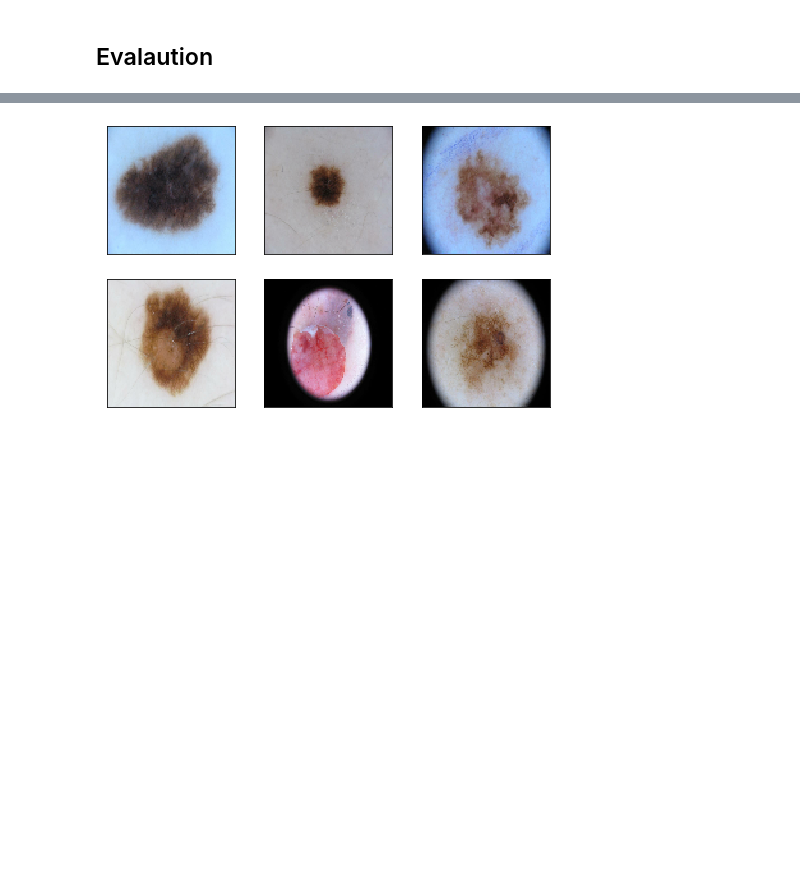
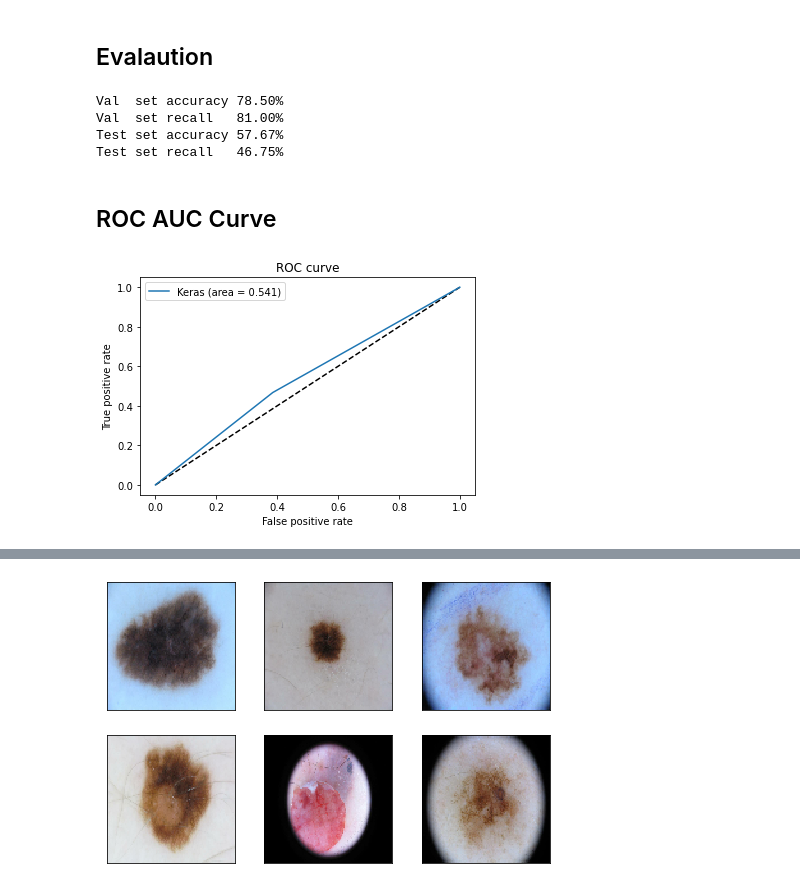
Before and after one commit to taksug229/cancer-image-recognition, a Jupyter notebook: 1. Sample Data Modeling.ipynb, the cells around one changed output, grey strips where cells are left out. Saved outputs shown, nothing was run; the diff lists cells and outputs as text; code cells hidden in the pictures; blank space fills up the shorter version.

```diff
--- a/1. Sample Data Modeling.ipynb
+++ b/1. Sample Data Modeling.ipynb
@@ -195,3 +218,20 @@ Non-trainable params: 0
 _________________________________________________________________
 # %% [markdown]
 ## Evalaution
+# %%
+# Validation Set
+val_loss, val_acc, val_recall = model.evaluate(X_val, y_val, verbose=0)
+print('Val  set accuracy {:5.2f}%'.format(100*val_acc))
+print('Val  set recall   {:5.2f}%'.format(100*val_recall))
+
+# Test Set
+test_loss, test_acc, test_recall = model.evaluate(X_test, y_test, verbose=0)
+print('Test set accuracy {:5.2f}%'.format(100*test_acc))
+print('Test set recall   {:5.2f}%'.format(100*test_recall))
+# %% [output]
+Val  set accuracy 78.50%
+Val  set recall   81.00%
+Test set accuracy 57.67%
+Test set recall   46.75%
+# %% [markdown]
+## ROC AUC Curve
@@ -197,0 +241,13 @@ _________________________________________________________________
+# %%
+fpr_keras, tpr_keras, thresholds_keras = roc_curve(y_test, y_test_pred)
+auc_keras = auc(fpr_keras, tpr_keras)
+
+plt.plot([0, 1], [0, 1], 'k--')
+plt.plot(fpr_keras, tpr_keras, label='Keras (area = {:.3f})'.format(auc_keras))
+plt.xlabel('False positive rate')
+plt.ylabel('True positive rate')
+plt.title('ROC curve')
+plt.legend(loc='best')
+plt.show()
+# %% [output]
+[figure, added]
```
Also changed, not shown: parts of 27 cells of this notebook, 1 other file.
